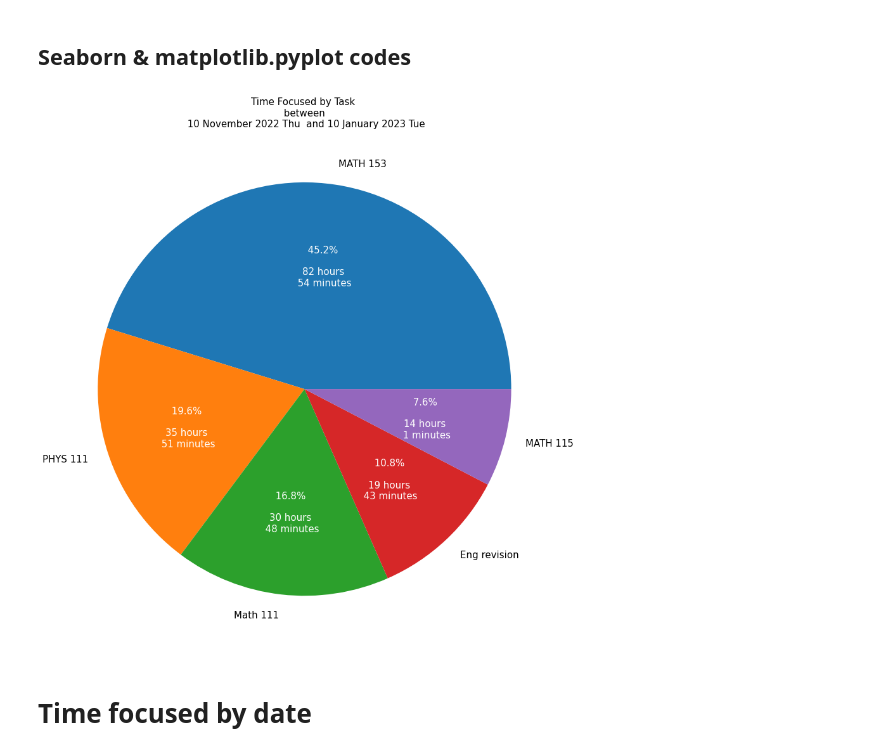
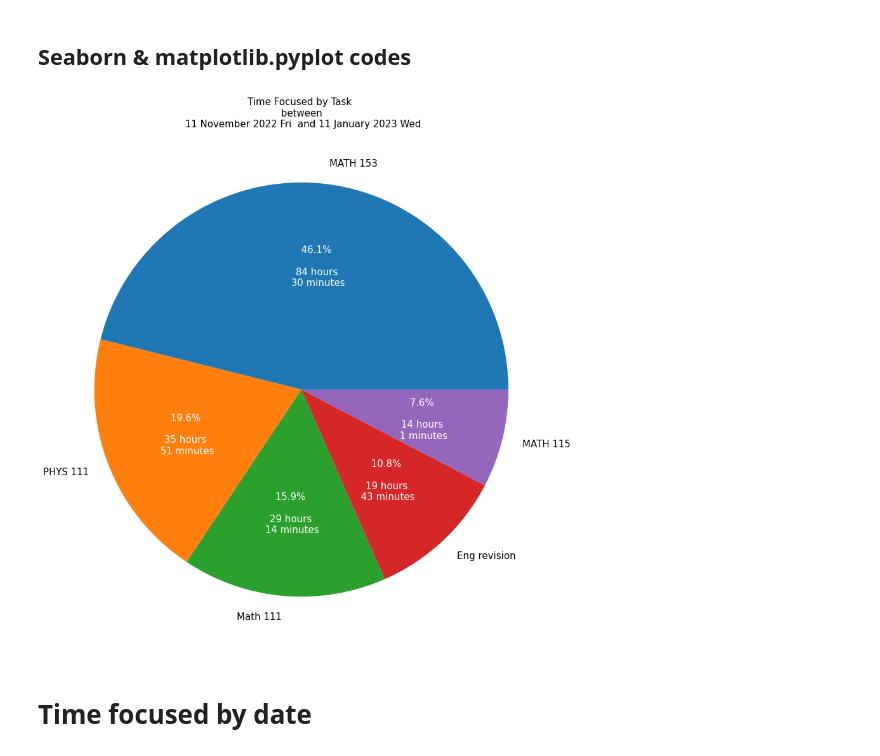
Before and after one commit to itszehrakaya/study-analysis, a Jupyter notebook: data_manipulation.ipynb, the cells around one changed output. Saved outputs shown, nothing was run; the diff lists cells and outputs as text; code cells hidden in the pictures.

```diff
--- a/data_manipulation.ipynb
+++ b/data_manipulation.ipynb
@@ -141,6 +141,16 @@ df_copy
 3088 rows × 8 columns
 # %%
 df_copy.loc[df_copy['TASK'].str.contains('Py|Numpy|Academy'), 'CHECKLIST'] = checklist[10]
+# %%
+data = df_copy[['TIME FOCUSED', 'TASK', 'DATE']].copy()
+
+# convert the DATE column to Timestamp objects
+data['DATE'] = pd.to_datetime(data['DATE'],format='%Y %m %d ')
+
+# Filter the dataframe by the desired date range
+start_date = pd.Timestamp(input(str("type the start date like 2022-11-10 this format: ")))
+end_date = pd.Timestamp(input(str("type the end date like 2023-01-10 this format: ")))
+data = data[(data['DATE'] >= start_date) & (data['DATE'] <= end_date)]
 # %% [markdown]
 # Pie Chart
 # %% [markdown]
@@ -166,32 +158,37 @@ pie_data =  pie_data.sort_values(by='TIME FOCUSED',ascending= False ).reset_inde
+# %%
+pie_df = data
+# Group the data by task and sum the time focused
+pie_df = pie_df.groupby('TASK')['TIME FOCUSED'].sum().reset_index()
+pie_df =  pie_df.sort_values(by='TIME FOCUSED',ascending= False ).reset_index().head()
 # %% [markdown]
 ## Seaborn & matplotlib.pyplot codes
 # %%
 # create the pie chart using seaborn
 fig, ax = plt.subplots(figsize=(15, 15))
-wedges, labels, autopct = ax.pie(pie_data['TIME FOCUSED'],
-                                 labels=pie_data['TASK'],
+wedges, labels, autopct = ax.pie(pie_df['TIME FOCUSED'],
+                                 labels=pie_df['TASK'],
                                  autopct='',
                                  textprops={'fontsize': 15})
 
 plt.setp(autopct, color='white', fontsize=15)
 
 # add percentage and sum values to labels
-sums = pie_data['TIME FOCUSED'].sum()
-for index, row in pie_data.iterrows():
+sums = pie_df['TIME FOCUSED'].sum()
+for index, row in pie_df.iterrows():
     task_time = row['TIME FOCUSED']
     task_label = row['TASK']
     label = autopct[index]
     label.set_text(f" {(task_time/sums)*100:.1f}% \n\n{int(task_time//60)} hours\n {int(task_time%60)} minutes")
 
 strf_start_date = start_date.strftime('%d %B %Y %a')
 strf_end_date = end_date.strftime('%d %B %Y %a')
-
 ax.set_title(f"Time Focused by Task \n between \n {strf_start_date}  and {strf_end_date}",
              fontsize=15)
 
+
 plt.show()
 # %% [output]
-[figure, old version]
+[figure, new version]
 # %% [markdown]
 # Time focused by date
 # %%
```
Also changed, not shown: parts of 4 cells of this notebook.
